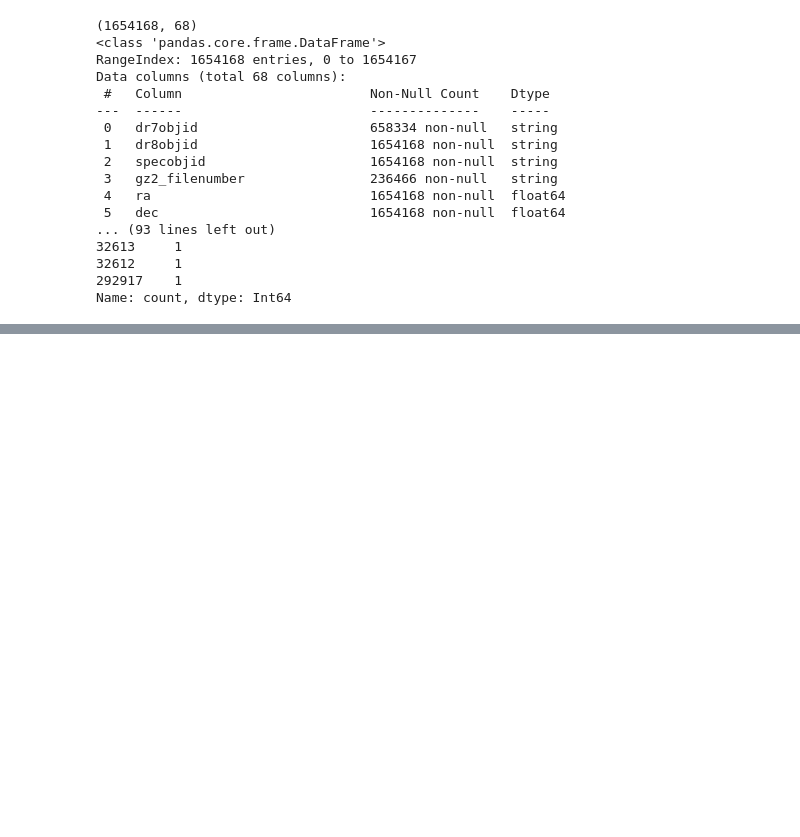
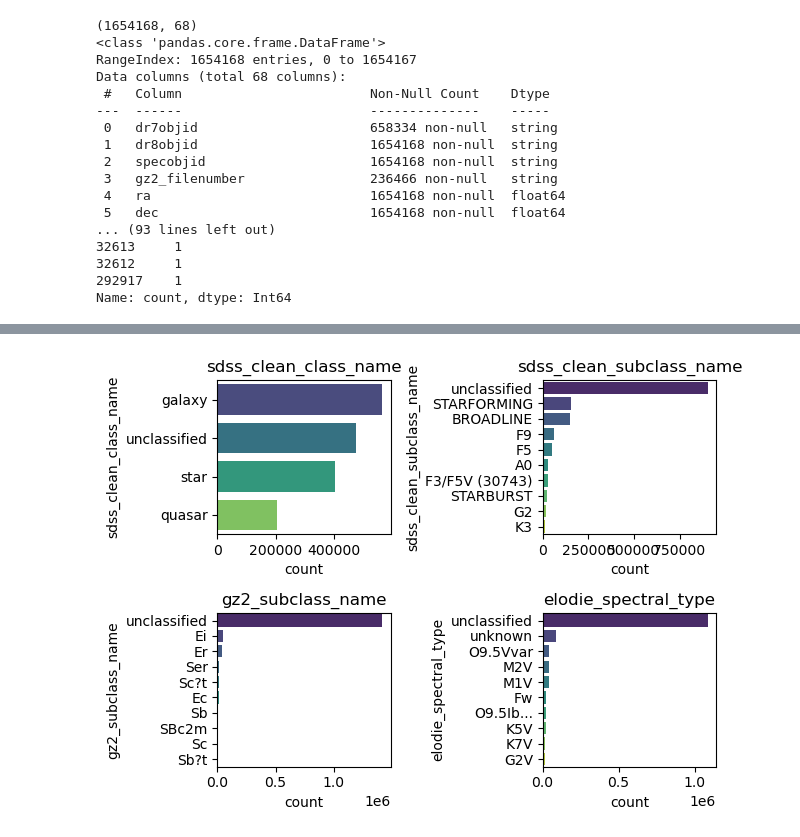
Before and after one commit to jspencermorris/galaxies_sdss, a Jupyter notebook: notebooks/jsm_eda_02.ipynb, the cells around one changed output, grey strips where cells are left out. Drawn from its saved outputs; the diff is of its cells as text; code cells hidden in the pictures; blank space fills up the shorter version.

```diff
--- a/notebooks/jsm_eda_02.ipynb
+++ b/notebooks/jsm_eda_02.ipynb
@@ -114,0 +141,11 @@ Name: count, dtype: float64
+# %%
+# create a helper function to plot the value counts of the top-10 labels for each categorical class in a given data subset
+fig, axes = plt.subplots(nrows=2, ncols=2)
+for i, ax in enumerate(axes.flatten()):
+    data = sdss_full[object_class_labels[i]]
+    sns.countplot(y=data, ax=ax, order=data.value_counts().index[:10], palette='viridis')
+    ax.set_title(f"{object_class_labels[i]}")
+plt.tight_layout()
+plt.show()
+# %% [output]
+[figure, added]
```
Also changed, not shown: parts of 3 cells of this notebook.
